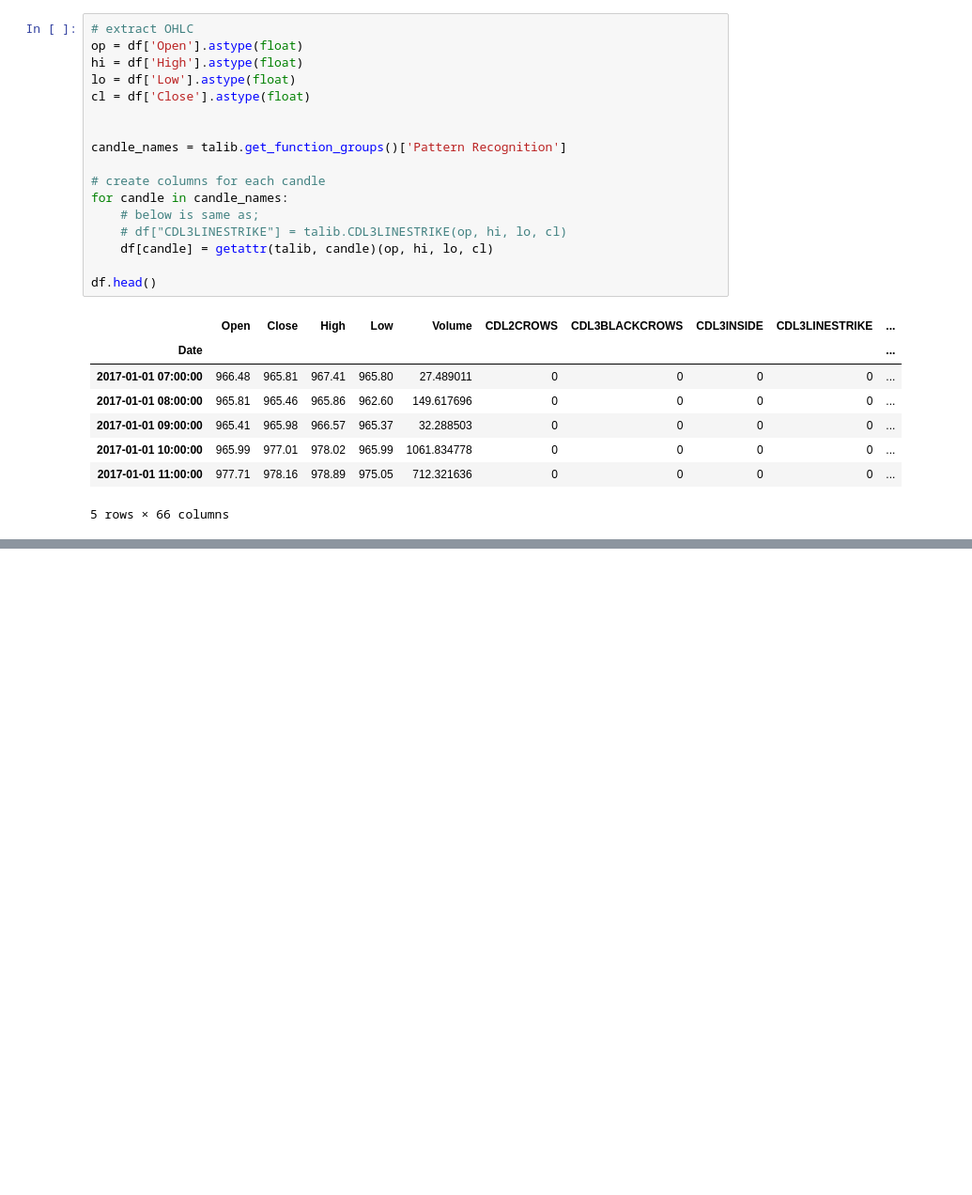
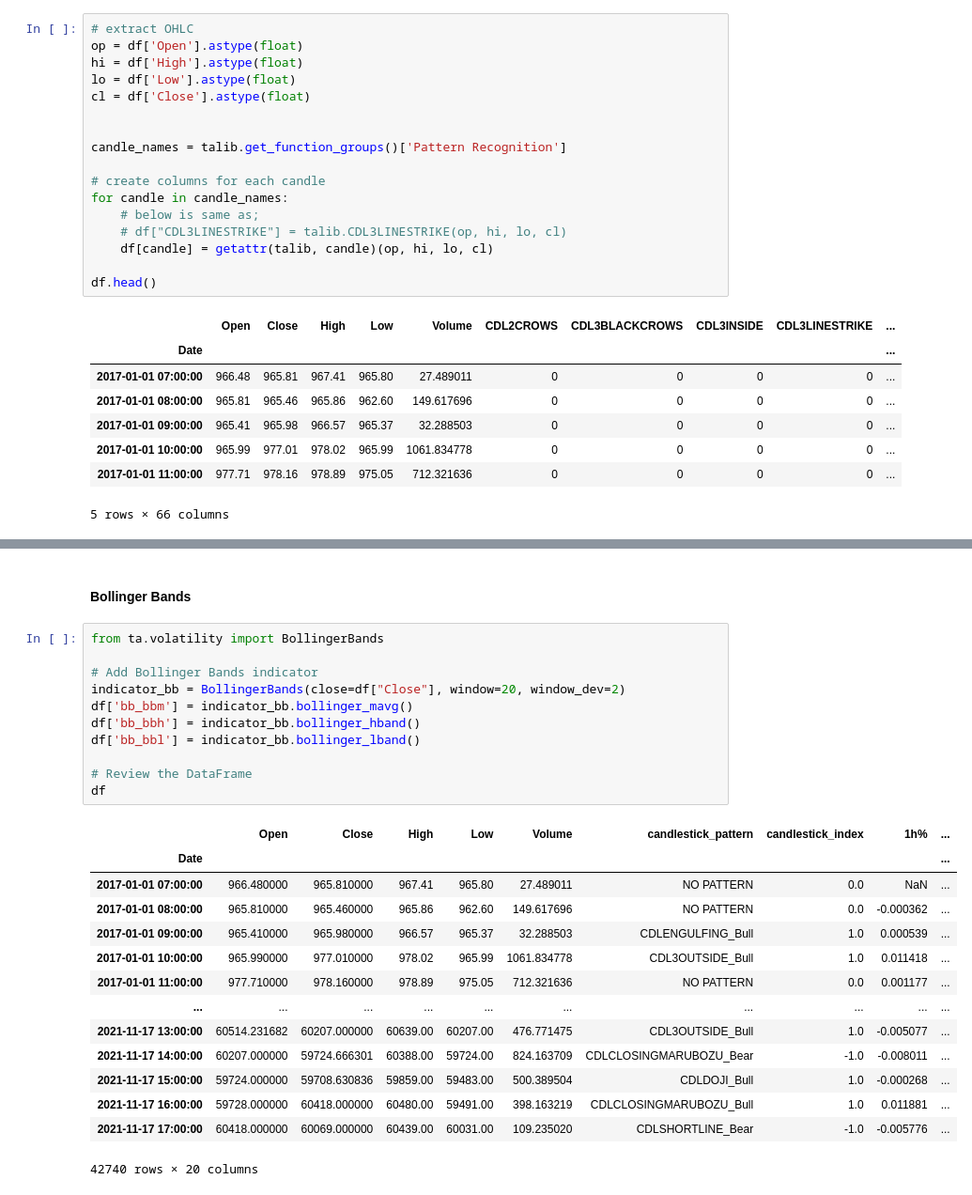
Before and after one commit to webclinic017/The_Crypto_Caller, a Jupyter notebook: workflow/june_workflow/MLModel/CandleStickPattern_TALib_v1.ipynb, the cells around one changed output, grey strips where cells are left out. Shown: that part at 94% size. Drawn from its saved outputs; the diff is of its cells as text; blank space fills up the shorter version.

Commit message:
Update SMA & Bollinger Bands

```diff
--- a/workflow/june_workflow/MLModel/CandleStickPattern_TALib_v1.ipynb
+++ b/workflow/june_workflow/MLModel/CandleStickPattern_TALib_v1.ipynb
@@ -96,0 +127,28 @@ df
+# %% [markdown]
+#### Bollinger Bands
+# %%
+from ta.volatility import BollingerBands
+
+# Add Bollinger Bands indicator
+indicator_bb = BollingerBands(close=df["Close"], window=20, window_dev=2)
+df['bb_bbm'] = indicator_bb.bollinger_mavg()
+df['bb_bbh'] = indicator_bb.bollinger_hband()
+df['bb_bbl'] = indicator_bb.bollinger_lband()
+
+# Review the DataFrame
+df
+# %% [output]
+|  | Open | Close | High | Low | Volume | candlestick_pattern | candlestick_index | 1h% | ... |
+| Date |  |  |  |  |  |  |  |  | ... |
+| 2017-01-01 07:00:00 | 966.480000 | 965.810000 | 967.41 | 965.80 | 27.489011 | NO PATTERN | 0.0 | NaN | ... |
+| 2017-01-01 08:00:00 | 965.810000 | 965.460000 | 965.86 | 962.60 | 149.617696 | NO PATTERN | 0.0 | -0.000362 | ... |
+| 2017-01-01 09:00:00 | 965.410000 | 965.980000 | 966.57 | 965.37 | 32.288503 | CDLENGULFING_Bull | 1.0 | 0.000539 | ... |
+| 2017-01-01 10:00:00 | 965.990000 | 977.010000 | 978.02 | 965.99 | 1061.834778 | CDL3OUTSIDE_Bull | 1.0 | 0.011418 | ... |
+| 2017-01-01 11:00:00 | 977.710000 | 978.160000 | 978.89 | 975.05 | 712.321636 | NO PATTERN | 0.0 | 0.001177 | ... |
+| ... | ... | ... | ... | ... | ... | ... | ... | ... | ... |
+| 2021-11-17 13:00:00 | 60514.231682 | 60207.000000 | 60639.00 | 60207.00 | 476.771475 | CDL3OUTSIDE_Bull | 1.0 | -0.005077 | ... |
+| 2021-11-17 14:00:00 | 60207.000000 | 59724.666301 | 60388.00 | 59724.00 | 824.163709 | CDLCLOSINGMARUBOZU_Bear | -1.0 | -0.008011 | ... |
+| 2021-11-17 15:00:00 | 59724.000000 | 59708.630836 | 59859.00 | 59483.00 | 500.389504 | CDLDOJI_Bull | 1.0 | -0.000268 | ... |
+| 2021-11-17 16:00:00 | 59728.000000 | 60418.000000 | 60480.00 | 59491.00 | 398.163219 | CDLCLOSINGMARUBOZU_Bull | 1.0 | 0.011881 | ... |
+| 2021-11-17 17:00:00 | 60418.000000 | 60069.000000 | 60439.00 | 60031.00 | 109.235020 | CDLSHORTLINE_Bear | -1.0 | -0.005776 | ... |
+42740 rows × 20 columns
```
Also changed, not shown: parts of 3 cells of this notebook, 3 other files.
